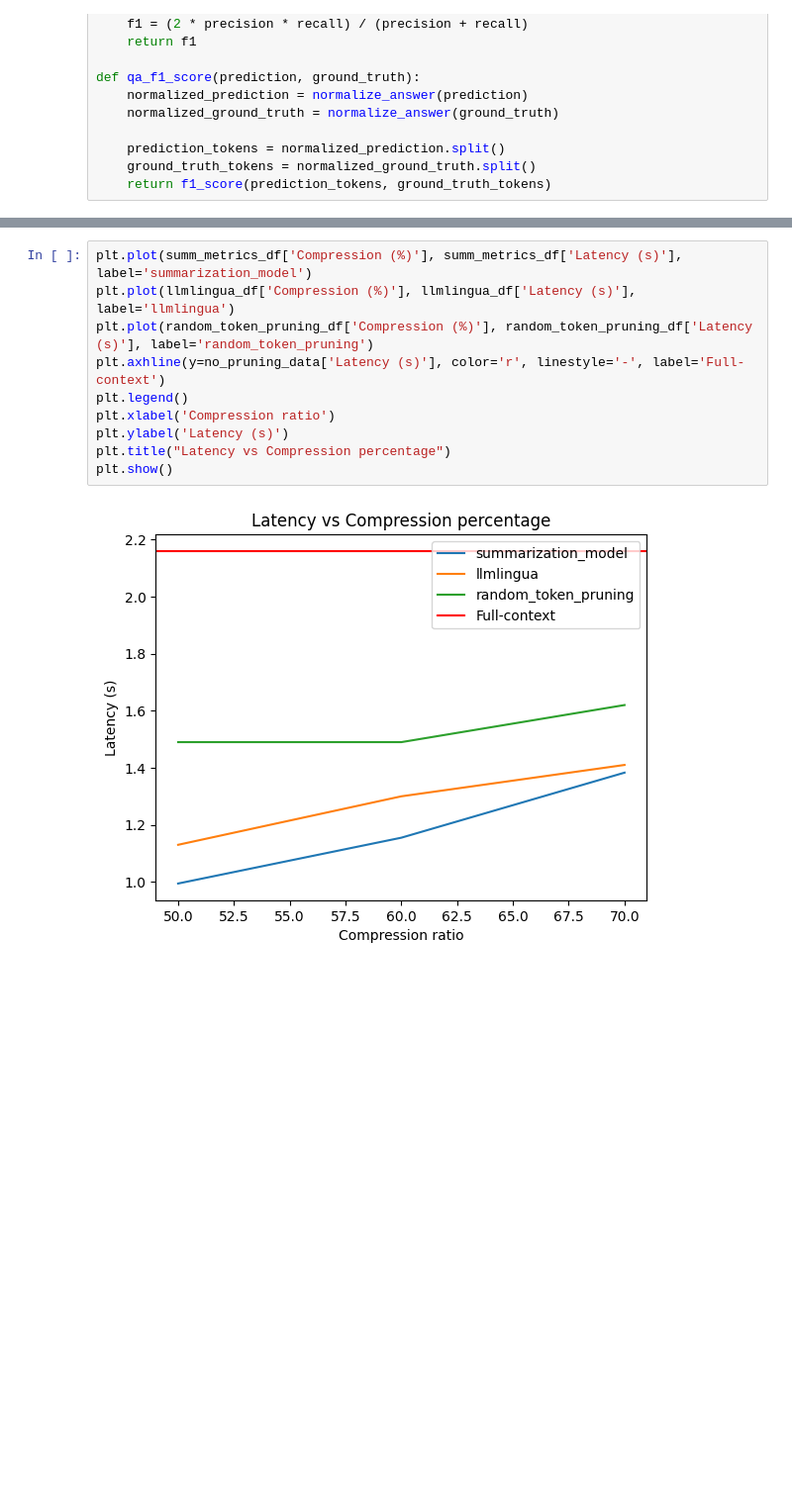
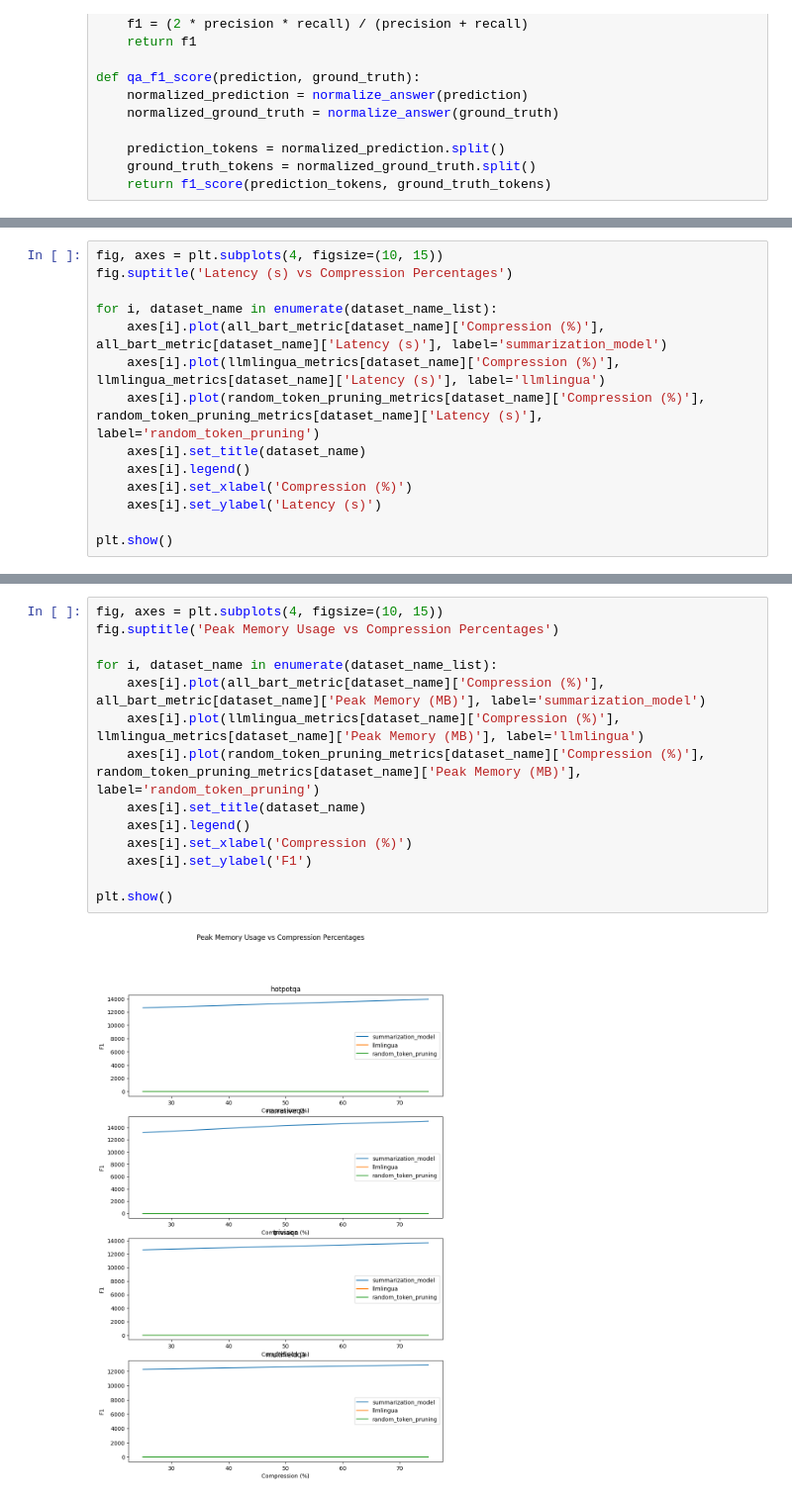
Before and after one commit to glitched-shadeslayer/KV-Cache-using-LLMLingua, a Jupyter notebook: comparing_metrics.ipynb, the cells around one changed output, grey strips where cells are left out. Shown at 99% size. Cells and saved outputs as stored; diff of their text form; blank space fills up the shorter version.

Commit message:
uploaded new metrics, updated metrics calculation notebook

```diff
--- a/comparing_metrics.ipynb
+++ b/comparing_metrics.ipynb
@@ -127,0 +201,14 @@ plt.show()
+# %%
+fig, axes = plt.subplots(4, figsize=(10, 15))
+fig.suptitle('Latency (s) vs Compression Percentages')
+
+for i, dataset_name in enumerate(dataset_name_list):
+    axes[i].plot(all_bart_metric[dataset_name]['Compression (%)'], all_bart_metric[dataset_name]['Latency (s)'], label='summarization_model')
+    axes[i].plot(llmlingua_metrics[dataset_name]['Compression (%)'], llmlingua_metrics[dataset_name]['Latency (s)'], label='llmlingua')
+    axes[i].plot(random_token_pruning_metrics[dataset_name]['Compression (%)'], random_token_pruning_metrics[dataset_name]['Latency (s)'], label='random_token_pruning')
+    axes[i].set_title(dataset_name)
+    axes[i].legend()
+    axes[i].set_xlabel('Compression (%)')
+    axes[i].set_ylabel('Latency (s)')
+
+plt.show()
@@ -128,12 +217,16 @@ plt.show()
 # %%
-plt.plot(summ_metrics_df['Compression (%)'], summ_metrics_df['Latency (s)'], label='summarization_model')
-plt.plot(llmlingua_df['Compression (%)'], llmlingua_df['Latency (s)'], label='llmlingua')
-plt.plot(random_token_pruning_df['Compression (%)'], random_token_pruning_df['Latency (s)'], label='random_token_pruning')
-plt.axhline(y=no_pruning_data['Latency (s)'], color='r', linestyle='-', label='Full-context')
-plt.legend()
-plt.xlabel('Compression ratio')
-plt.ylabel('Latency (s)')
-plt.title("Latency vs Compression percentage")
+fig, axes = plt.subplots(4, figsize=(10, 15))
+fig.suptitle('Peak Memory Usage vs Compression Percentages')
+
+for i, dataset_name in enumerate(dataset_name_list):
+    axes[i].plot(all_bart_metric[dataset_name]['Compression (%)'], all_bart_metric[dataset_name]['Peak Memory (MB)'], label='summarization_model')
+    axes[i].plot(llmlingua_metrics[dataset_name]['Compression (%)'], llmlingua_metrics[dataset_name]['Peak Memory (MB)'], label='llmlingua')
+    axes[i].plot(random_token_pruning_metrics[dataset_name]['Compression (%)'], random_token_pruning_metrics[dataset_name]['Peak Memory (MB)'], label='random_token_pruning')
+    axes[i].set_title(dataset_name)
+    axes[i].legend()
+    axes[i].set_xlabel('Compression (%)')
+    axes[i].set_ylabel('F1')
+
 plt.show()
 # %% [output]
-[figure, old version]
+[figure, new version]
```
Also changed, not shown: parts of 6 cells of this notebook, 26 other files.
